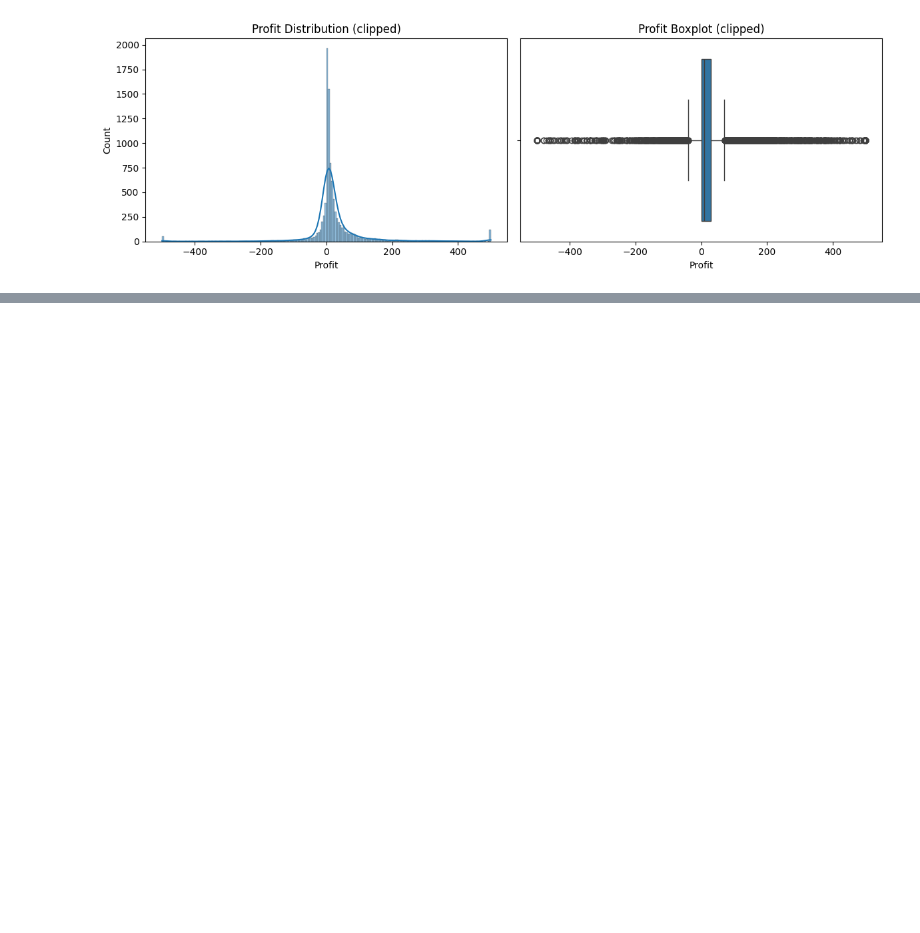
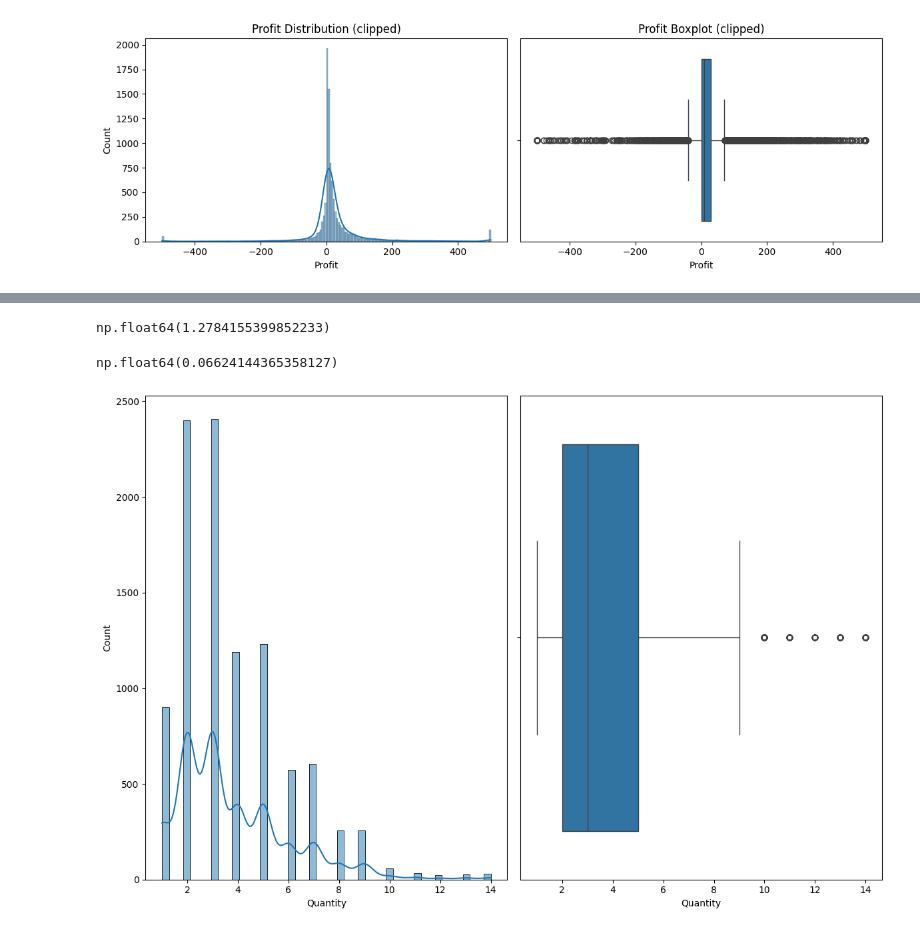
Before and after one commit to Sarthak653/eda-sales, a Jupyter notebook: eda.ipynb, the cells around one changed output, grey strips where cells are left out. Drawn from its saved outputs; the diff is of its cells as text; code cells hidden in the pictures; blank space fills up the shorter version.

```diff
--- a/eda.ipynb
+++ b/eda.ipynb
@@ -237,0 +336,18 @@ Profit Margin 12.47%
+# %%
+df["Quantity"].skew()
+# %% [output]
+np.float64(1.2784155399852233)
+# %%
+df["Quantity"].corr(df["Profit"])
+# %% [output]
+np.float64(0.06624144365358127)
+# %%
+fig, axes = plt.subplots(1,2, figsize = (12,8))
+
+sns.histplot(df["Quantity"], kde = True, ax = axes[0])
+sns.boxplot(x= df["Quantity"], ax = axes[1])
+
+plt.tight_layout()
+plt.show()
+# %% [output]
+[figure, added]
```
Also changed, not shown: parts of 43 cells of this notebook.
